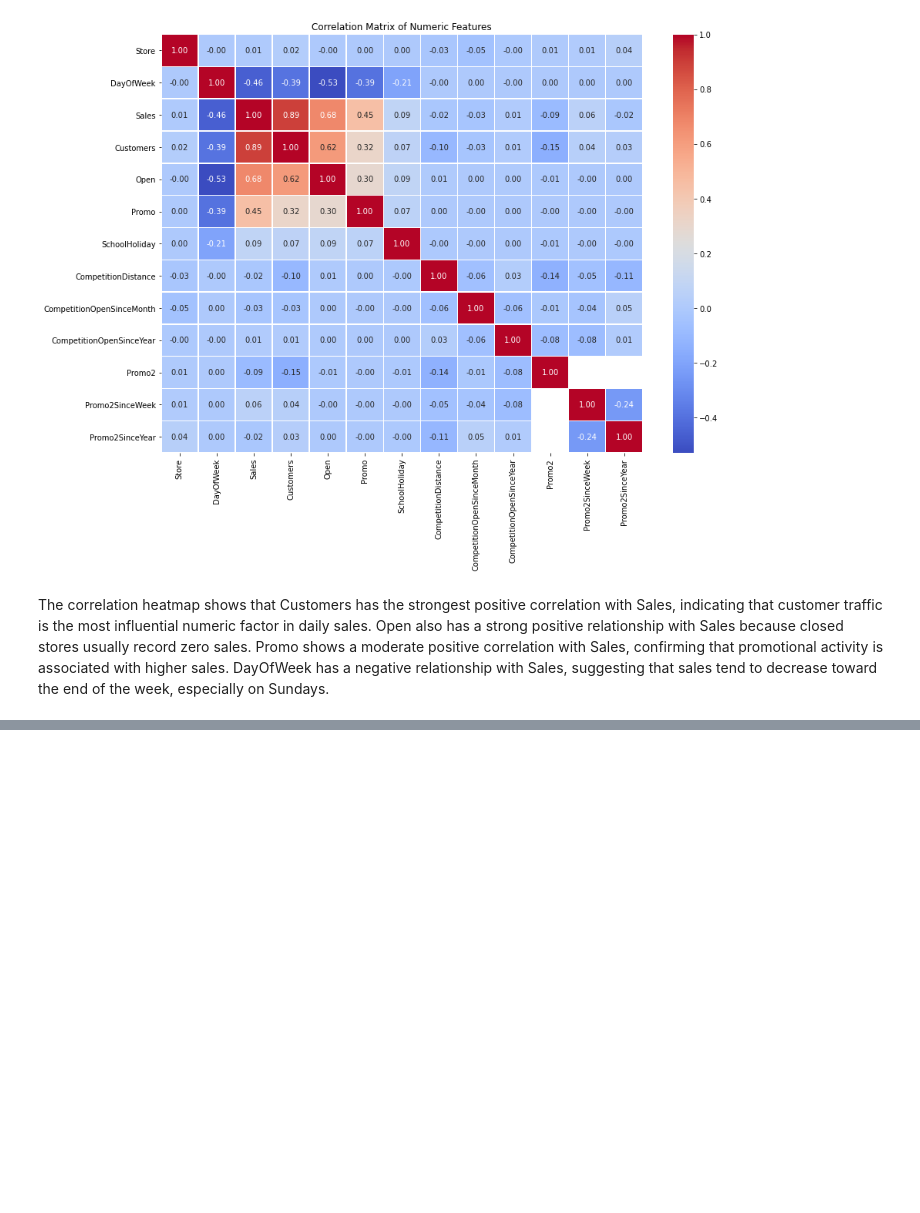
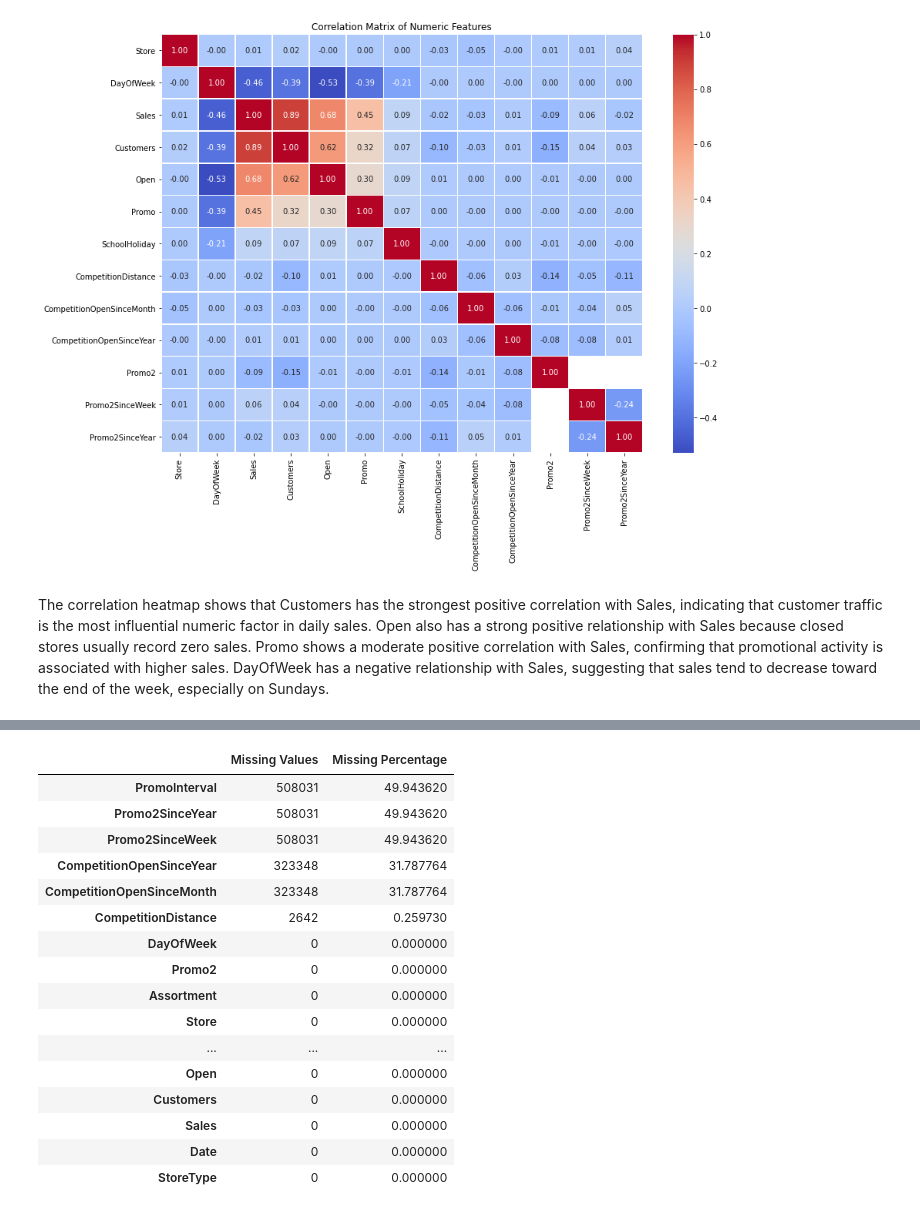
Before and after one commit to ibnudiyat/Rossmann-Store, a Jupyter notebook: notebooks/notebook.ipynb, the cells around one changed output, grey strips where cells are left out. Cells and saved outputs as stored; diff of their text form; code cells hidden in the pictures; blank space fills up the shorter version.

Commit message:
Data Cleaning

```diff
--- a/notebooks/notebook.ipynb
+++ b/notebooks/notebook.ipynb
@@ -268,0 +269,3 @@ The correlation heatmap shows that Customers has the strongest positive correlat
+# %%
+# Create a copy of the dataset for cleaning
+df_clean = df.copy()
@@ -268,0 +295,32 @@ The correlation heatmap shows that Customers has the strongest positive correlat
+# %%
+# Create missing value summary table
+missing_table = pd.DataFrame({
+    'Missing Values': df_clean.isnull().sum(),
+    'Missing Percentage': (
+        df_clean.isnull().sum() / len(df_clean)
+    ) * 100
+})
+
+# Sort table
+missing_table.sort_values(
+    by='Missing Percentage',
+    ascending=False
+)
+# %% [output]
+|  | Missing Values | Missing Percentage |
+| PromoInterval | 508031 | 49.943620 |
+| Promo2SinceYear | 508031 | 49.943620 |
+| Promo2SinceWeek | 508031 | 49.943620 |
+| CompetitionOpenSinceYear | 323348 | 31.787764 |
+| CompetitionOpenSinceMonth | 323348 | 31.787764 |
+| CompetitionDistance | 2642 | 0.259730 |
+| DayOfWeek | 0 | 0.000000 |
+| Promo2 | 0 | 0.000000 |
+| Assortment | 0 | 0.000000 |
+| Store | 0 | 0.000000 |
+| ... | ... | ... |
+| Open | 0 | 0.000000 |
+| Customers | 0 | 0.000000 |
+| Sales | 0 | 0.000000 |
+| Date | 0 | 0.000000 |
+| StoreType | 0 | 0.000000 |
```
Also changed, not shown: parts of 25 cells of this notebook.
